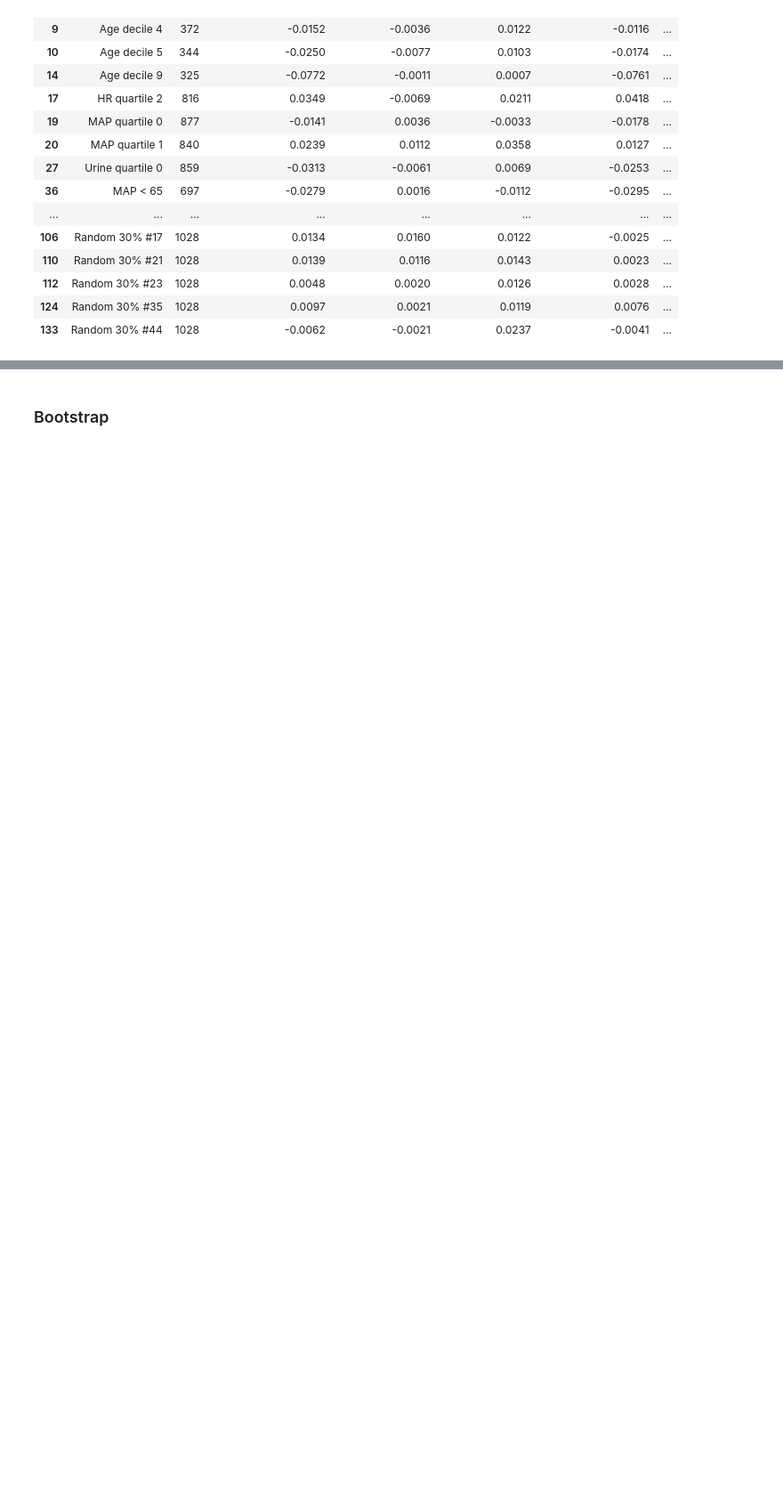
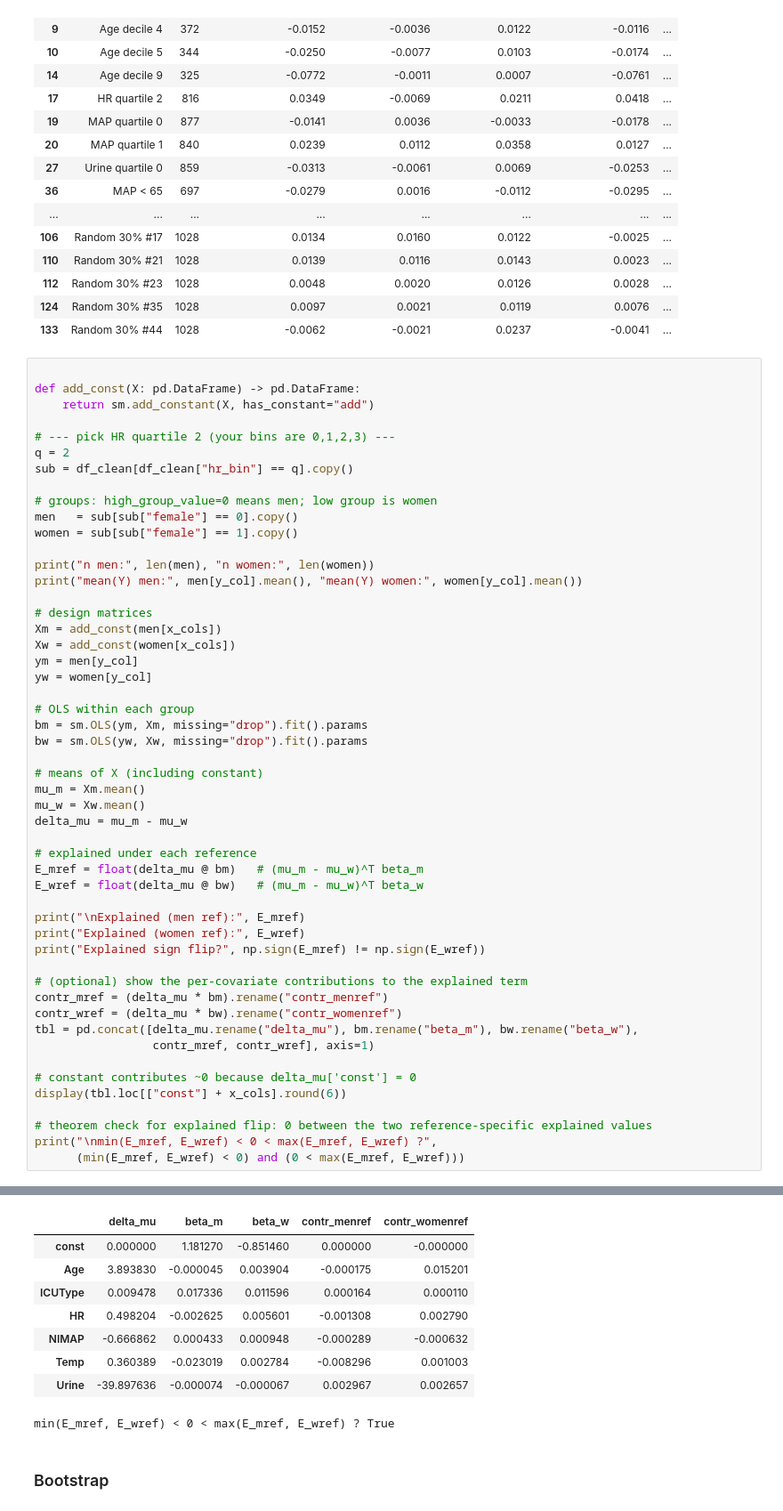
Before and after one commit to manuelquinteroc/OBD_AISTATS27, a Jupyter notebook: Kaggle_ICU_mortality/OB_bootstrap.ipynb, the cells around one changed output, grey strips where cells are left out. Shown at 89% size. Cells and saved outputs as stored; diff of their text form; blank space fills up the shorter version.

Commit message:
Added explained component sign-flip theory and rewrote sections accordingly to include this discussion.

```diff
--- a/Kaggle_ICU_mortality/OB_bootstrap.ipynb
+++ b/Kaggle_ICU_mortality/OB_bootstrap.ipynb
@@ -466,3 +466,55 @@ display(
 | 112 | Random 30% #23 | 1028 | 0.0048 | 0.0020 | 0.0126 | 0.0028 | ... |
 | 124 | Random 30% #35 | 1028 | 0.0097 | 0.0021 | 0.0119 | 0.0076 | ... |
 | 133 | Random 30% #44 | 1028 | -0.0062 | -0.0021 | 0.0237 | -0.0041 | ... |
+# %%
+
+def add_const(X: pd.DataFrame) -> pd.DataFrame:
+    return sm.add_constant(X, has_constant="add")
+
+# --- pick HR quartile 2 (your bins are 0,1,2,3) ---
+q = 2
+sub = df_clean[df_clean["hr_bin"] == q].copy()
+
+# groups: high_group_value=0 means men; low group is women
+men   = sub[sub["female"] == 0].copy()
+women = sub[sub["female"] == 1].copy()
+
+print("n men:", len(men), "n women:", len(women))
+print("mean(Y) men:", men[y_col].mean(), "mean(Y) women:", women[y_col].mean())
+
+# design matrices
+Xm = add_const(men[x_cols])
+Xw = add_const(women[x_cols])
+ym = men[y_col]
+yw = women[y_col]
+
+# OLS within each group
+bm = sm.OLS(ym, Xm, missing="drop").fit().params
+bw = sm.OLS(yw, Xw, missing="drop").fit().params
+
+# means of X (including constant)
+mu_m = Xm.mean()
+mu_w = Xw.mean()
+delta_mu = mu_m - mu_w
+
+# explained under each reference
+E_mref = float(delta_mu @ bm)   # (mu_m - mu_w)^T beta_m
+E_wref = float(delta_mu @ bw)   # (mu_m - mu_w)^T beta_w
+
+print("\nExplained (men ref):", E_mref)
+print("Explained (women ref):", E_wref)
+print("Explained sign flip?", np.sign(E_mref) != np.sign(E_wref))
+
+# (optional) show the per-covariate contributions to the explained term
+contr_mref = (delta_mu * bm).rename("contr_menref")
+contr_wref = (delta_mu * bw).rename("contr_womenref")
+tbl = pd.concat([delta_mu.rename("delta_mu"), bm.rename("beta_m"), bw.rename("beta_w"),
+                 contr_mref, contr_wref], axis=1)
+
+# constant contributes ~0 because delta_mu['const'] = 0
+display(tbl.loc[["const"] + x_cols].round(6))
+
+# theorem check for explained flip: 0 between the two reference-specific explained values
+print("\nmin(E_mref, E_wref) < 0 < max(E_mref, E_wref) ?",
+      (min(E_mref, E_wref) < 0) and (0 < max(E_mref, E_wref)))
+# %% [output]
@@ -469,3 +527,12 @@ display(
+|  | delta_mu | beta_m | beta_w | contr_menref | contr_womenref |
+| const | 0.000000 | 1.181270 | -0.851460 | 0.000000 | -0.000000 |
+| Age | 3.893830 | -0.000045 | 0.003904 | -0.000175 | 0.015201 |
+| ICUType | 0.009478 | 0.017336 | 0.011596 | 0.000164 | 0.000110 |
+| HR | 0.498204 | -0.002625 | 0.005601 | -0.001308 | 0.002790 |
+| NIMAP | -0.666862 | 0.000433 | 0.000948 | -0.000289 | -0.000632 |
+| Temp | 0.360389 | -0.023019 | 0.002784 | -0.008296 | 0.001003 |
+| Urine | -39.897636 | -0.000074 | -0.000067 | 0.002967 | 0.002657 |
+min(E_mref, E_wref) < 0 < max(E_mref, E_wref) ? True
 # %% [markdown]
 ### Bootstrap
 # %%
```
Also changed, not shown: parts of 1 cell of this notebook, 7 other files.
